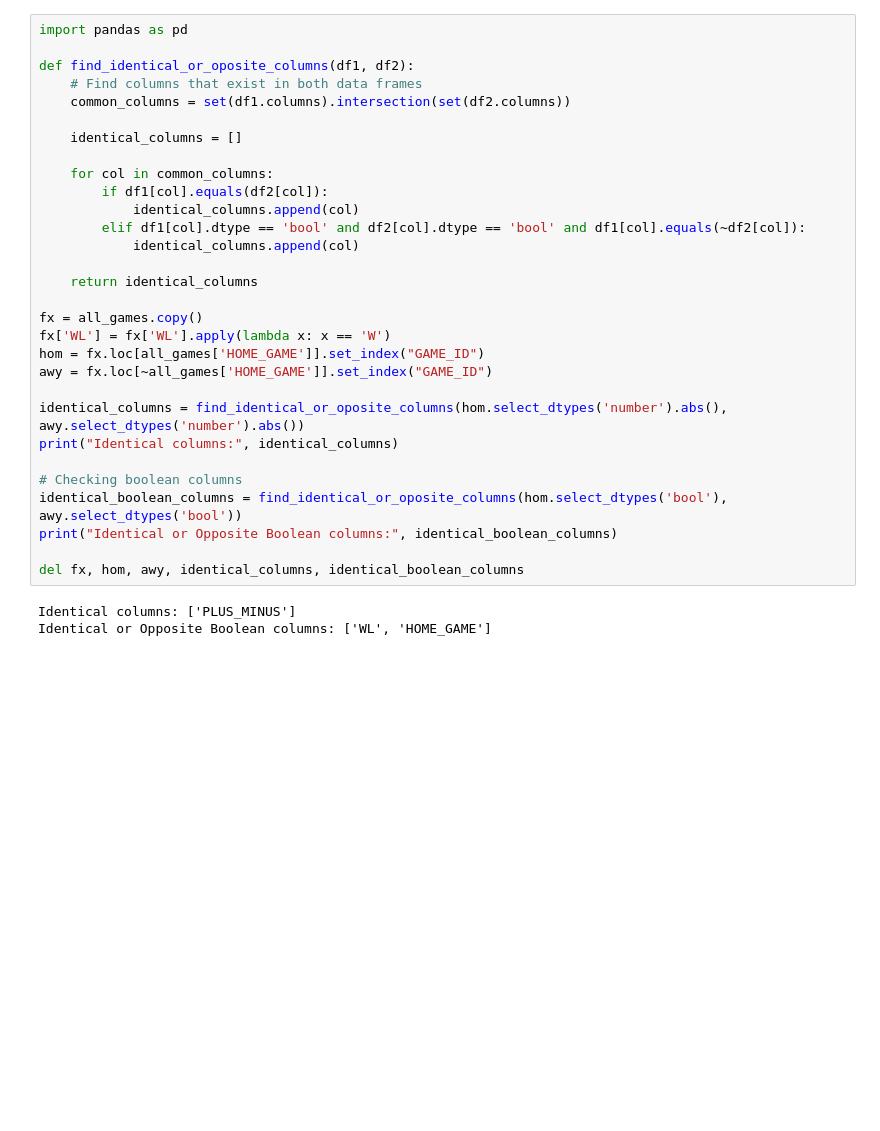
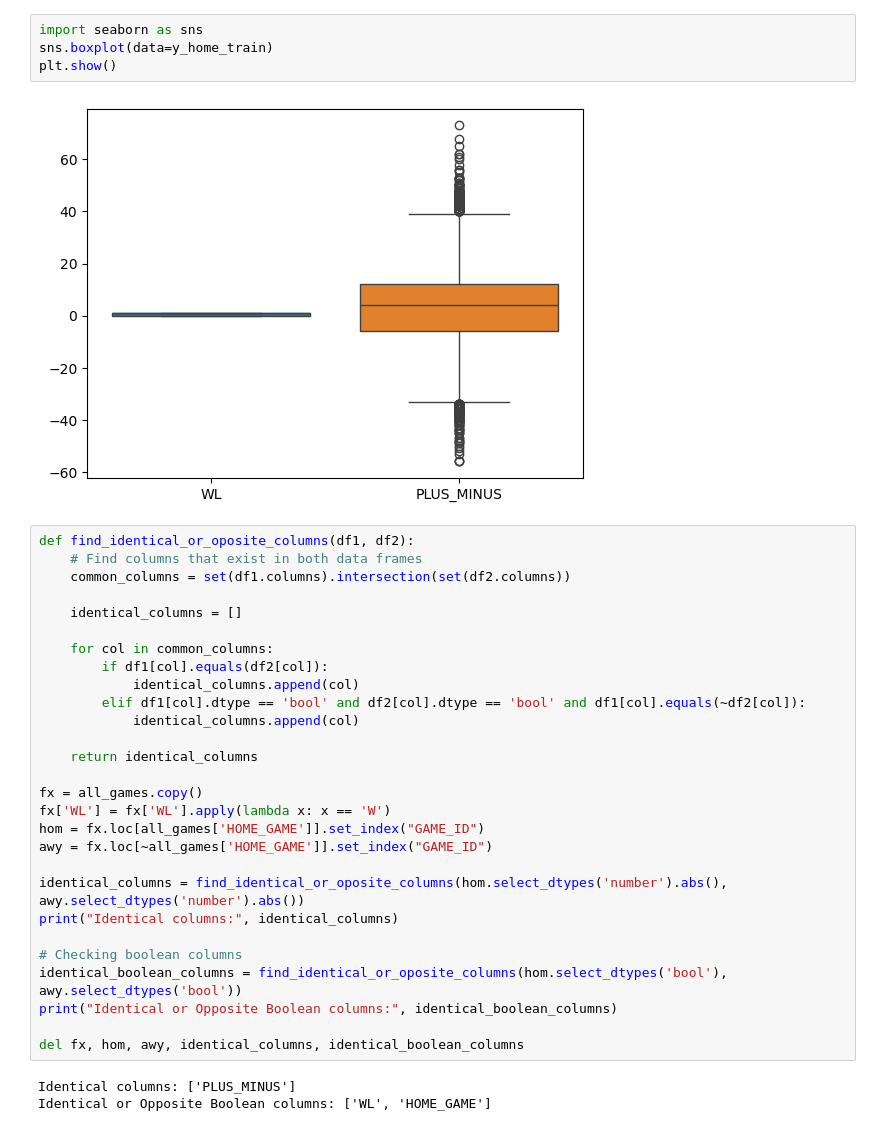
Before and after one commit to gari715135/deep-learning-intro-course, a Jupyter notebook: sample_projects/nba/nba.ipynb, the cells around one changed output. Cells and saved outputs as stored; diff of their text form; blank space fills up the shorter version.

```diff
--- a/sample_projects/nba/nba.ipynb
+++ b/sample_projects/nba/nba.ipynb
@@ -88,6 +214,10 @@ all_games.tail(10).to_csv("all_games_lastTenRows.csv", index=False)
+# %%
+import seaborn as sns
+sns.boxplot(data=y_home_train)
+plt.show()
+# %% [output]
+[figure, added]
 # %%
-import pandas as pd
-
 def find_identical_or_oposite_columns(df1, df2):
     # Find columns that exist in both data frames
     common_columns = set(df1.columns).intersection(set(df2.columns))
```
Also changed, not shown: parts of 14 cells of this notebook, 4 other files.
